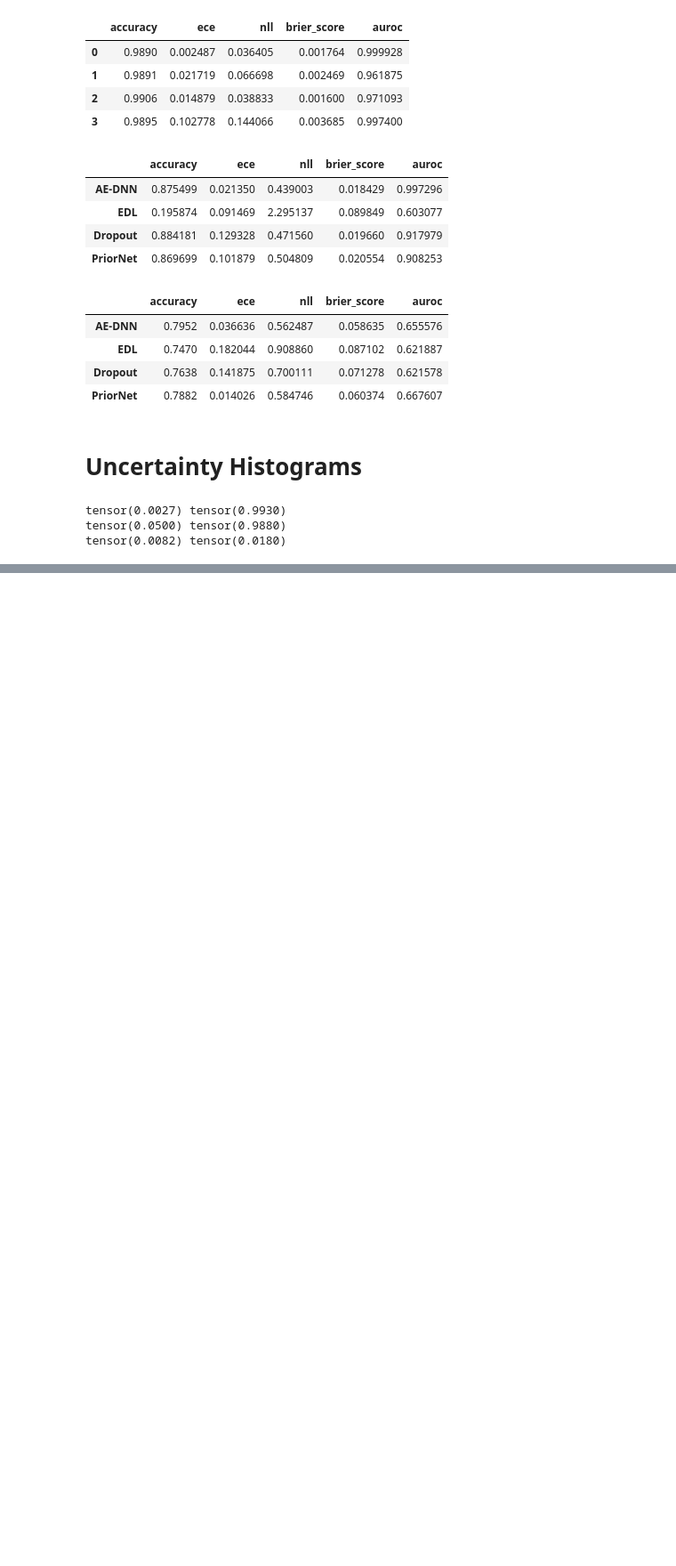
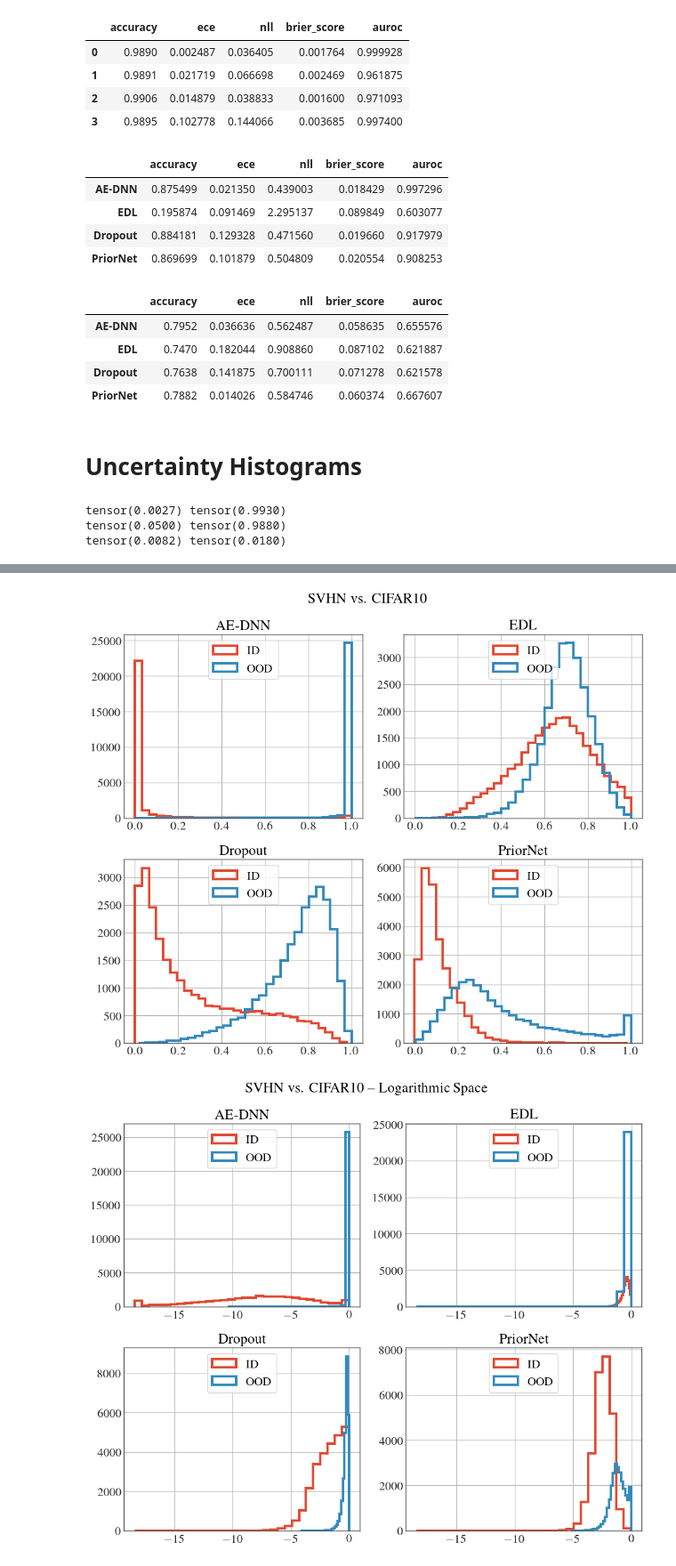
Before and after one commit to dhuseljic/ae-dnn, a Jupyter notebook: Experiments-Quantitative.ipynb, the cells around one changed output, grey strips where cells are left out. Shown at 89% size. Drawn from its saved outputs; the diff is of its cells as text; code cells hidden in the pictures; blank space fills up the shorter version.

```diff
--- a/Experiments-Quantitative.ipynb
+++ b/Experiments-Quantitative.ipynb
@@ -199,13 +187,29 @@ tensor(0.0002)
 [figure]
 # %%
-linewidth = 3
-bins = 30
-fig = plt.figure(figsize=(10, 8))
-for i, (name, tmp) in enumerate(results_mnist):
-    plt.subplot(221 + i)
-    plt.title(name)
-    plt.hist(tmp['unc_in'],  bins=bins, histtype='step', linewidth=linewidth, label='ID')
-    plt.hist(tmp['unc_out'], bins=bins, histtype='step', linewidth=linewidth, label='OOD')
-    plt.legend(loc=9)
-plt.tight_layout()
-plt.show()
+def plot_uc_results(results, title='', normalize=True, logarithmic=False):
+    linewidth = 3
+    bins = 30
+    fig = plt.figure(figsize=(10, 8))
+    for i, (name, tmp) in enumerate(results):
+        unc_in, unc_out = tmp['unc_in'], tmp['unc_out']
+
+        if normalize:
+            t = torch.cat((unc_in, unc_out))
+            unc_min, unc_max  = t.min(), t.max()
+            # unc_in = (unc_in - unc_min) / (unc_max - unc_min)
+            unc_in = (unc_in - unc_min) / (unc_max - unc_min)
+            unc_out = (unc_out - unc_min) / (unc_max - unc_min)
+
+            if logarithmic:
+                unc_in = unc_in.clamp(1e-8, 1-1e-8).log()
+                unc_out = unc_out.clamp(1e-8, 1-1e-8).log()
+
+        plt.subplot(221 + i)
+        plt.title(name)
+        plt.hist(unc_in,  bins=bins, histtype='step', linewidth=linewidth, label='ID')
+        plt.hist(unc_out, bins=bins, histtype='step', linewidth=linewidth, label='OOD')
+        plt.legend(loc=9)
+    plt.tight_layout()
+    if logarithmic:
+        title += ' -- Logarithmic Space'
+    fig.suptitle(title, y=1.03)
@@ -231,0 +227,9 @@ plt.show()
+# %%
+plot_uc_results(results_svhn, 'SVHN vs. CIFAR10')
+# plt.savefig('plots/UC_svhn.pdf')
+plot_uc_results(results_svhn, 'SVHN vs. CIFAR10', logarithmic=True)
+# plt.savefig('plots/UC_svhn_log.pdf')
+plt.show()
+# %% [output]
+[figure, added]
+[figure, added]
```
Also changed, not shown: parts of 6 cells of this notebook.
